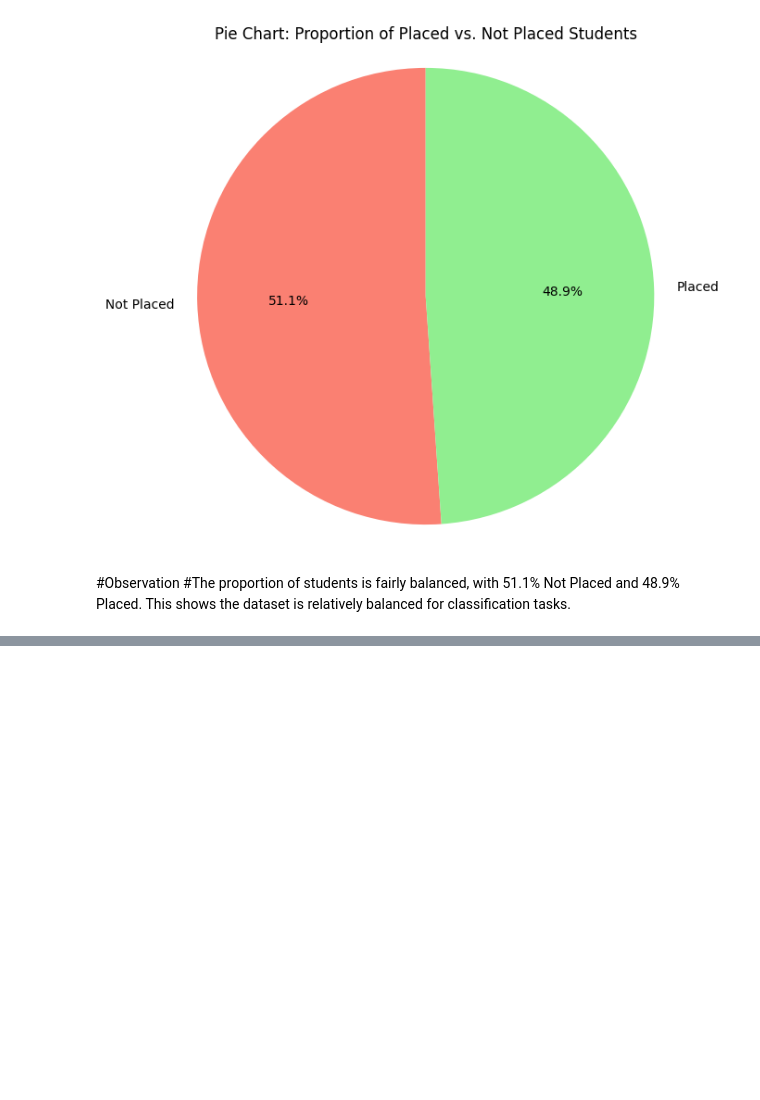
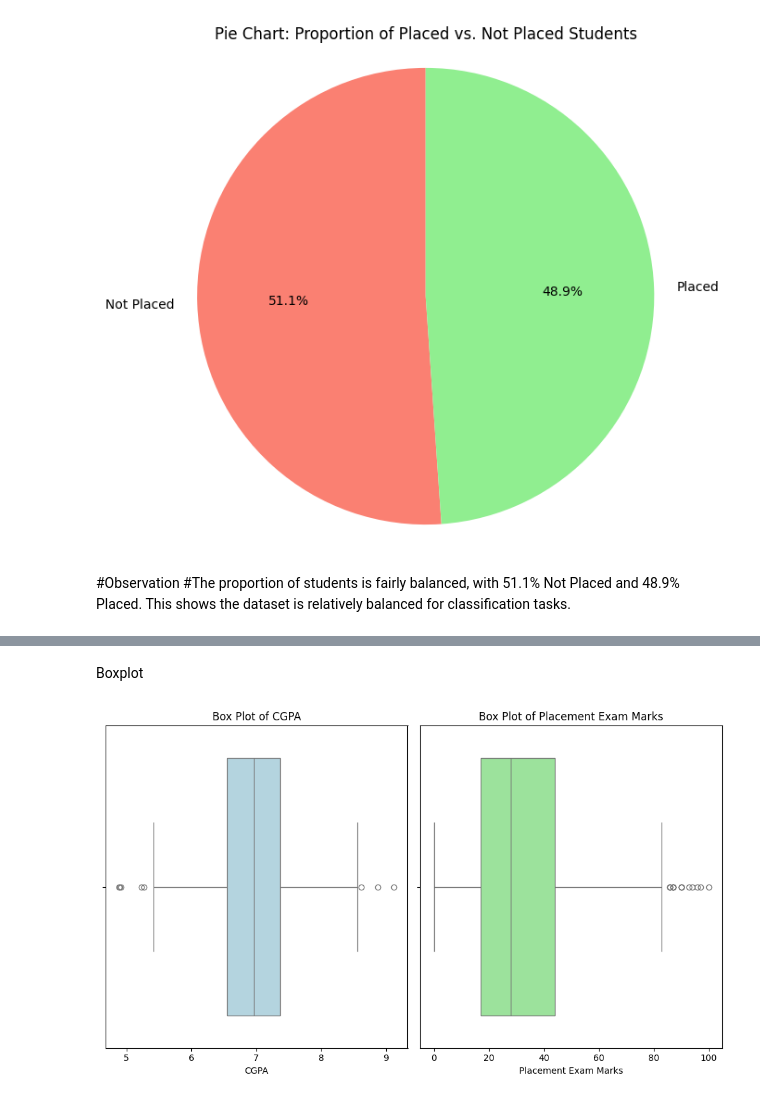
Before and after one commit to sathwikkompalli1/ML-lab, a Jupyter notebook: AP23110011582_lab8plots.ipynb, the cells around one changed output, grey strips where cells are left out. Saved outputs shown, nothing was run; the diff lists cells and outputs as text; code cells hidden in the pictures; blank space fills up the shorter version.

```diff
--- a/AP23110011582_lab8plots.ipynb
+++ b/AP23110011582_lab8plots.ipynb
@@ -204,0 +91,18 @@ The dataset is almost perfectly balanced in terms of the target variable, with 4
+# %% [markdown]
+Boxplot
+# %%
+plt.figure(figsize=(10, 6))
+plt.subplot(1, 2, 1)
+sns.boxplot(x='cgpa', data=df, color='lightblue')
+plt.title('Box Plot of CGPA')
+plt.xlabel('CGPA')
+
+plt.subplot(1, 2, 2)
+sns.boxplot(x='placement_exam_marks', data=df, color='lightgreen')
+plt.title('Box Plot of Placement Exam Marks')
+plt.xlabel('Placement Exam Marks')
+
+plt.tight_layout()
+plt.show()
+# %% [output]
+[figure, added]
```
Also changed, not shown: parts of 22 cells of this notebook.
